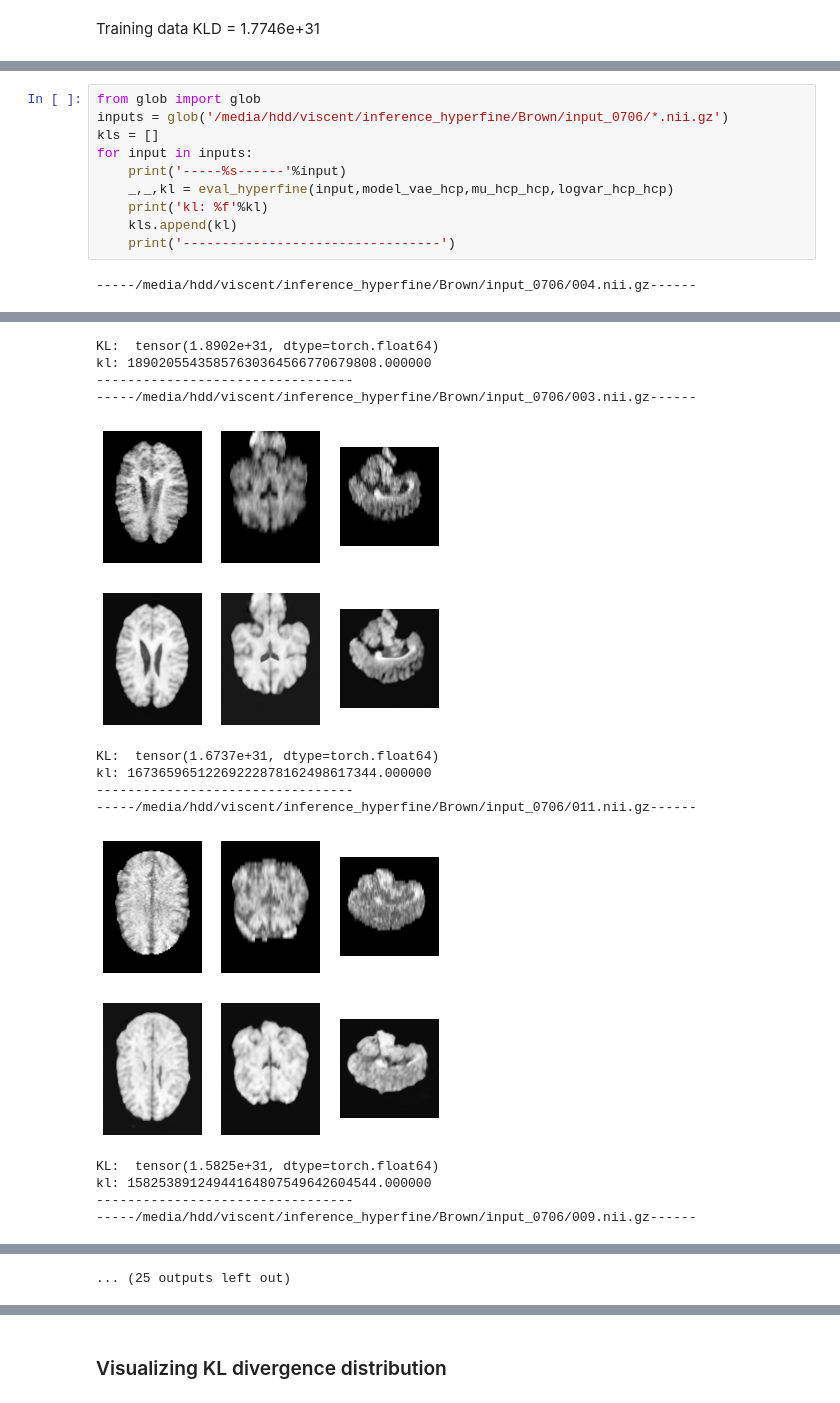
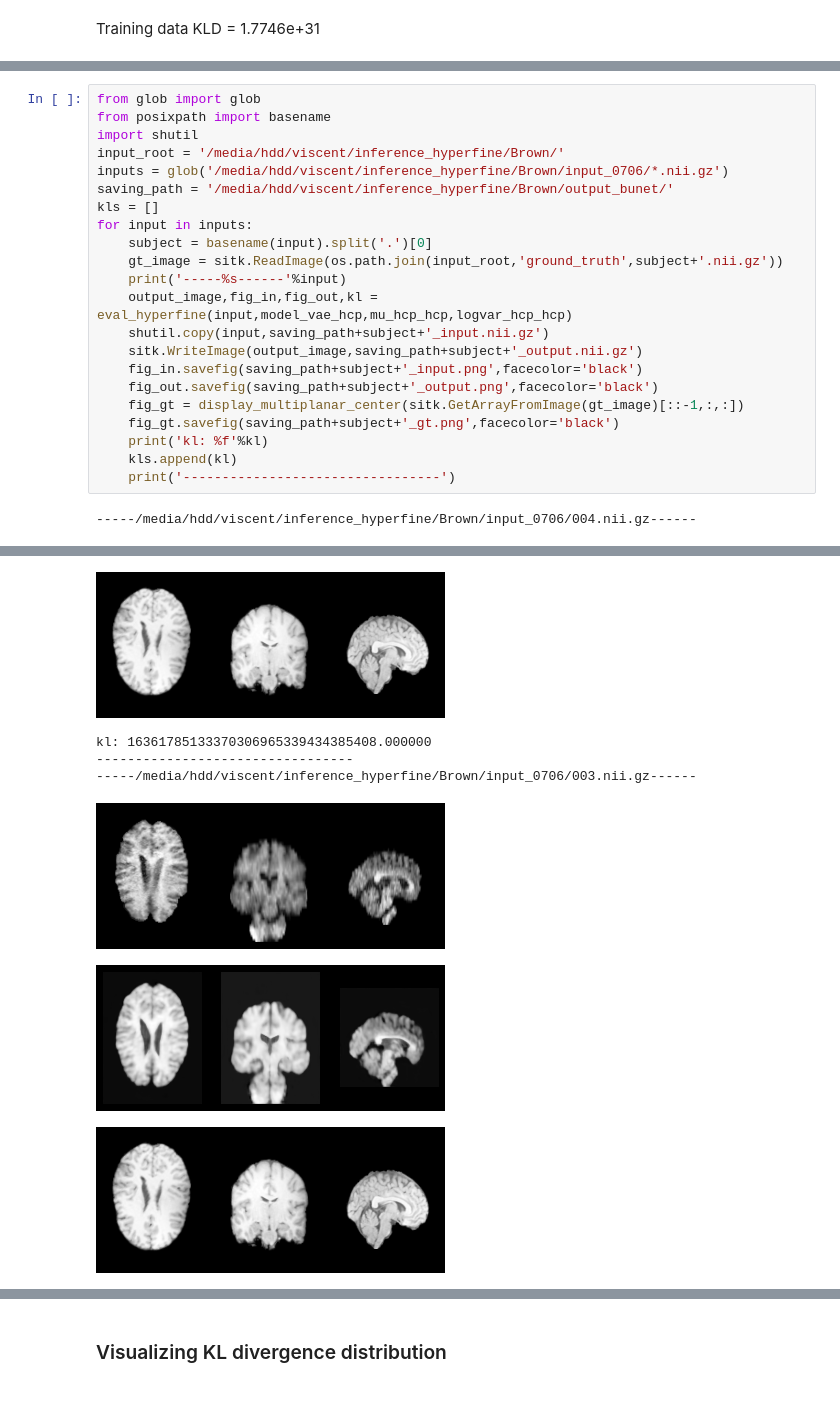
Before and after one commit to ExtremeViscent/SR-UNet, a Jupyter notebook: inference/inference_hyperfine.ipynb, the cells around one changed output, grey strips where cells are left out. Saved outputs shown, nothing was run; the diff lists cells and outputs as text.

```diff
--- a/inference/inference_hyperfine.ipynb
+++ b/inference/inference_hyperfine.ipynb
@@ -133,10 +201,22 @@ Training data KLD = 1.7746e+31
 # %%
 from glob import glob
+from posixpath import basename
+import shutil
+input_root = '/media/hdd/viscent/inference_hyperfine/Brown/'
 inputs = glob('/media/hdd/viscent/inference_hyperfine/Brown/input_0706/*.nii.gz')
+saving_path = '/media/hdd/viscent/inference_hyperfine/Brown/output_bunet/'
 kls = []
 for input in inputs:
+    subject = basename(input).split('.')[0]
+    gt_image = sitk.ReadImage(os.path.join(input_root,'ground_truth',subject+'.nii.gz'))
     print('-----%s------'%input)
-    _,_,kl = eval_hyperfine(input,model_vae_hcp,mu_hcp_hcp,logvar_hcp_hcp)
+    output_image,fig_in,fig_out,kl = eval_hyperfine(input,model_vae_hcp,mu_hcp_hcp,logvar_hcp_hcp)
+    shutil.copy(input,saving_path+subject+'_input.nii.gz')
+    sitk.WriteImage(output_image,saving_path+subject+'_output.nii.gz')
+    fig_in.savefig(saving_path+subject+'_input.png',facecolor='black')
+    fig_out.savefig(saving_path+subject+'_output.png',facecolor='black')
+    fig_gt = display_multiplanar_center(sitk.GetArrayFromImage(gt_image)[::-1,:,:])
+    fig_gt.savefig(saving_path+subject+'_gt.png',facecolor='black')
     print('kl: %f'%kl)
     kls.append(kl)
     print('---------------------------------')
@@ -147,16 +227,7 @@ for input in inputs:
+[figure, new version]
-KL:  tensor(1.8902e+31, dtype=torch.float64)
-kl: 18902055435857630364566770679808.000000
+kl: 16361785133370306965339434385408.000000
 ---------------------------------
 -----/media/hdd/viscent/inference_hyperfine/Brown/input_0706/003.nii.gz------
-[figure, old version]
-[figure, old version]
+[figure, new version]
-KL:  tensor(1.6737e+31, dtype=torch.float64)
-kl: 16736596512269222878162498617344.000000
----------------------------------
------/media/hdd/viscent/inference_hyperfine/Brown/input_0706/011.nii.gz------
-[figure, old version]
+[figure, new version]
-[figure, old version]
+[figure, new version]
-KL:  tensor(1.5825e+31, dtype=torch.float64)
-kl: 15825389124944164807549642604544.000000
----------------------------------
------/media/hdd/viscent/inference_hyperfine/Brown/input_0706/009.nii.gz------
@@ -165 +238,0 @@ kl: 15825389124944164807549642604544.000000
-... (25 outputs left out)
```
Also changed, not shown: parts of 4 cells of this notebook, 8 other files.
